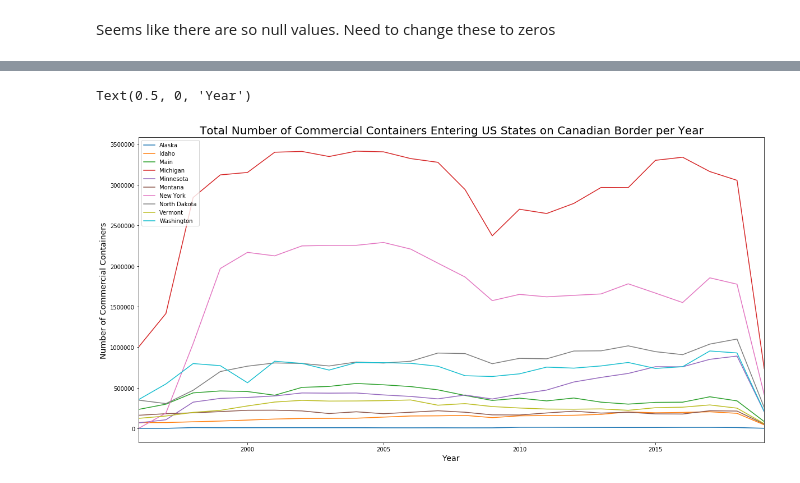
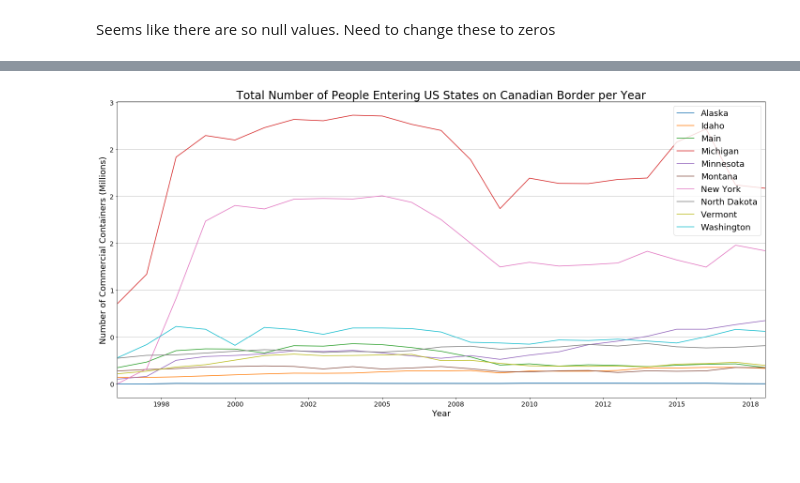
Before and after one commit to philipayazi/Project1_BorderEntries, a Jupyter notebook: Border_Entries_and _Trade.ipynb, the cells around one changed output, grey strips where cells are left out. Cells and saved outputs as stored; diff of their text form; code cells hidden in the pictures; blank space fills up the shorter version.

```diff
--- a/Border_Entries_and _Trade.ipynb
+++ b/Border_Entries_and _Trade.ipynb
@@ -1201,6 +1285,8 @@ pvt_can_bd_state
 | 2018 | 210359.0 | 11893.0 | 2566.0 | 285309.0 | 124401.0 | NaN | ... |
 | 2019 | NaN | NaN | 72.0 | 15892.0 | 7201.0 | NaN | ... |
 24 rows × 121 columns
+# %%
+pvt_can_bd_state = pvt_can_bd_state.drop(index=2019)
 # %%
 can_bd.State.unique()
 # %% [output]
@@ -1612,0 +1712,3 @@ can_com_table
+# %%
+can_com_table = can_com_table/1000000
+can_com_table
@@ -1613,9 +1734,16 @@ can_com_table
 # %%
 can_com_table.plot(kind='line')
 plt.rcParams["figure.figsize"] = (20,10)
-plt.ylabel('Number of Commercial Containers', fontsize=14)
-plt.title('Total Number of Commercial Containers Entering US States on Canadian Border per Year', fontsize=20)
-plt.xlabel('Year', fontsize=14)
+plt.ylabel('Number of Commercial Containers (Millions)', fontsize=18)
+plt.title('Total Number of People Entering US States on Canadian Border per Year', fontsize=24)
+plt.xlabel('Year', fontsize=18)
+plt.legend(fontsize=18)
+plt.xticks(style='normal',fontsize=14)
+plt.gca().yaxis.set_major_formatter(StrMethodFormatter('{x:,.0f}'))
+plt.gca().xaxis.set_major_formatter(StrMethodFormatter('{x:.0f}'))
+plt.yticks(fontsize=14)
+plt.grid(axis='y')
+
+plt.tight_layout()
 # %% [output]
-Text(0.5, 0, 'Year')
-[figure, old version]
+[figure, new version]
```
Also changed, not shown: parts of 73 cells of this notebook.
